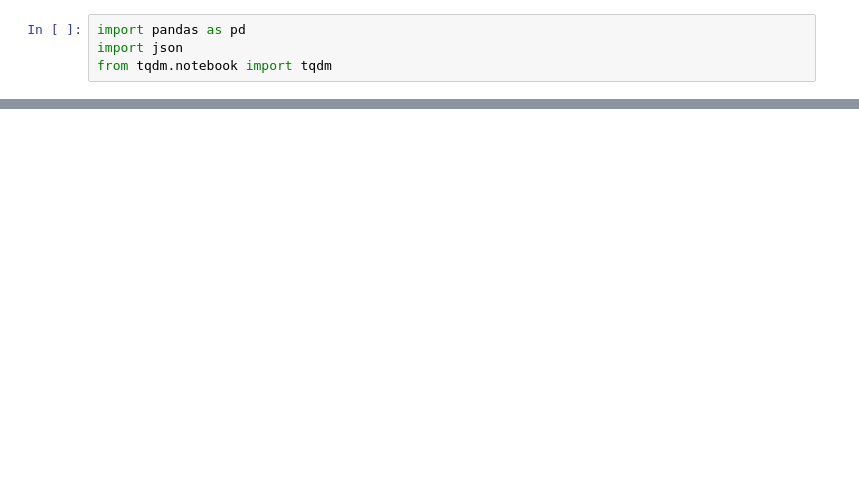
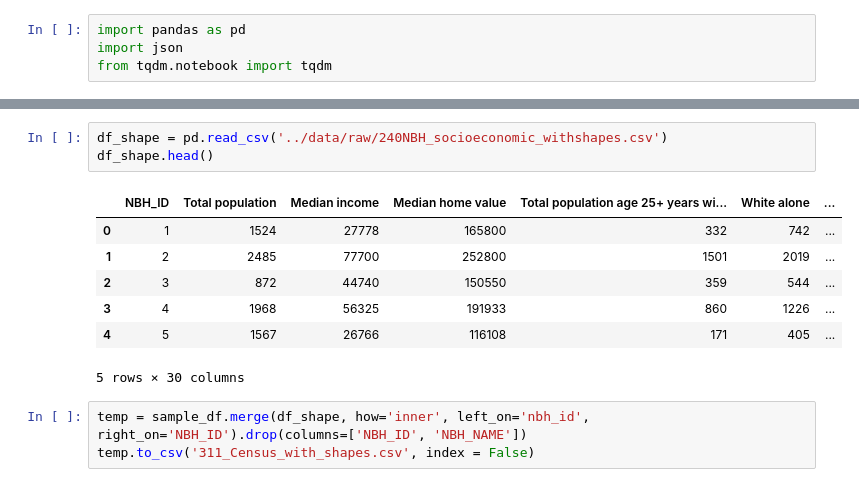
Before and after one commit to duyhho/NSFSCC-Python, a Jupyter notebook: 311/Neighborhood Profiles.ipynb, the cells around one changed output, grey strips where cells are left out. Drawn from its saved outputs; the diff is of its cells as text; blank space fills up the shorter version.

```diff
--- a/311/Neighborhood Profiles.ipynb
+++ b/311/Neighborhood Profiles.ipynb
@@ -21,0 +98,14 @@ Index(['CASE ID', 'SOURCE', 'DEPARTMENT', 'WORK GROUP', 'REQUEST TYPE',
+# %%
+df_shape = pd.read_csv('../data/raw/240NBH_socioeconomic_withshapes.csv')
+df_shape.head()
+# %% [output]
+|  | NBH_ID | Total population | Median income | Median home value | Total population age 25+ years wi... | White alone | ... |
+| 0 | 1 | 1524 | 27778 | 165800 | 332 | 742 | ... |
+| 1 | 2 | 2485 | 77700 | 252800 | 1501 | 2019 | ... |
+| 2 | 3 | 872 | 44740 | 150550 | 359 | 544 | ... |
+| 3 | 4 | 1968 | 56325 | 191933 | 860 | 1226 | ... |
+| 4 | 5 | 1567 | 26766 | 116108 | 171 | 405 | ... |
+5 rows × 30 columns
+# %%
+temp = sample_df.merge(df_shape, how='inner', left_on='nbh_id', right_on='NBH_ID').drop(columns=['NBH_ID', 'NBH_NAME'])
+temp.to_csv('311_Census_with_shapes.csv', index = False)
```
Also changed, not shown: parts of 21 cells of this notebook, 6 other files.
